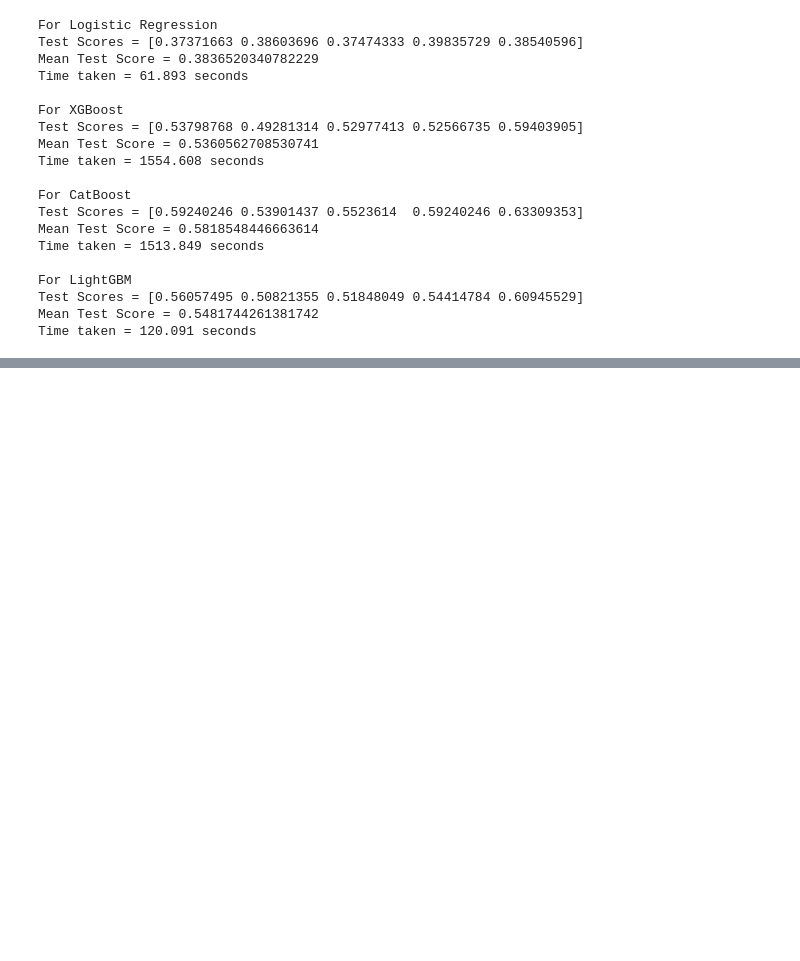
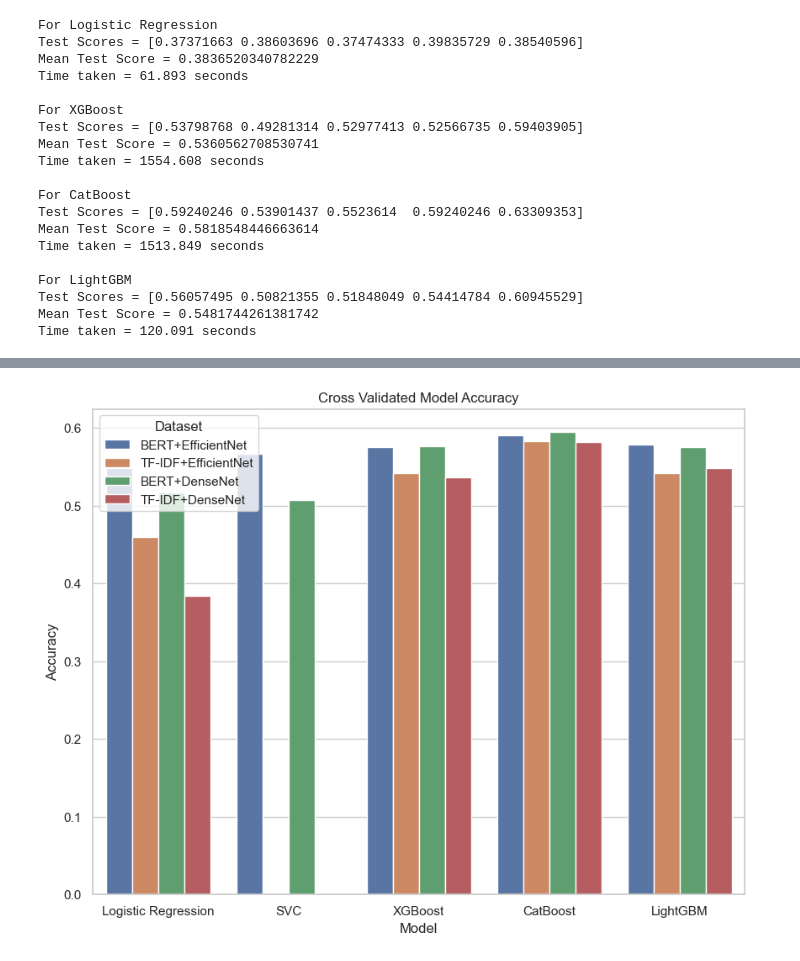
Before and after one commit to Prashant-Tiwari26/Multimodal-Sentiment-Analysis-using-Text-and-Images, a Jupyter notebook: Notebooks/initial_multimodal.ipynb, the cells around one changed output, grey strips where cells are left out. Saved outputs shown, nothing was run; the diff lists cells and outputs as text; code cells hidden in the pictures; blank space fills up the shorter version.

Commit message:
cross validated initial performance

```diff
--- a/Notebooks/initial_multimodal.ipynb
+++ b/Notebooks/initial_multimodal.ipynb
@@ -427,0 +431,33 @@ Time taken = 120.091 seconds
+# %%
+cv_bert_efficientnet_acc = [0.5485802499097818, 0.5670615868701343, 0.5748691044231202, 0.5904752759833787, 0.5781579019565223]
+cv_tfidf_efficientnet_acc = [0.4594456907340071 , np.nan, 0.5411905852261575, 0.5832932715136192, 0.5422183344553456]
+cv_bert_densenet_acc = [0.5167438709636574, 0.5072963864168273, 0.5758968536523084, 0.5943792457966744, 0.5754851208502251]
+cv_tfidf_densenet_acc= [0.3836520340782229, np.nan, 0.5360562708530741, 0.5818548446663614, 0.5481744261381742]
+# %%
+df = pd.DataFrame(columns=['Dataset', 'Accuracy', 'Model'])
+for i in range(20):
+    if i < 5:
+        df.loc[i, 'Dataset'] = 'BERT+EfficientNet'
+        df.loc[i, 'Accuracy'] = cv_bert_efficientnet_acc[i]
+    elif i < 10:
+        df.loc[i, 'Dataset'] = 'TF-IDF+EfficientNet'
+        df.loc[i, 'Accuracy'] = cv_tfidf_efficientnet_acc[i-5]
+    elif i < 15:
+        df.loc[i, 'Dataset'] = 'BERT+DenseNet'
+        df.loc[i, 'Accuracy'] = cv_bert_densenet_acc[i-10]
+    elif i < 20:
+        df.loc[i, 'Dataset'] = 'TF-IDF+DenseNet'
+        df.loc[i, 'Accuracy'] = cv_tfidf_densenet_acc[i-15]
+
+    if i % 5 == 0:
+        df.loc[i, 'Model'] = 'Logistic Regression'
+    if i % 5 == 1:
+        df.loc[i, 'Model'] = 'SVC'
+    if i % 5 == 2:
+        df.loc[i, 'Model'] = 'XGBoost'
+    if i % 5 == 3:
+        df.loc[i, 'Model'] = 'CatBoost'
+    if i % 5 == 4:
+        df.loc[i, 'Model'] = 'LightGBM'
+
+df
@@ -427,0 +482,12 @@ Time taken = 120.091 seconds
+# %%
+import matplotlib.pyplot as plt
+import seaborn as sns
+
+plt.figure(figsize=[10,7.5])
+plt.title("Cross Validated Model Accuracy")
+sns.set_style("whitegrid")
+sns.barplot(df, x="Model", y="Accuracy", hue="Dataset")
+plt.xlabel("Model")
+plt.show()
+# %% [output]
+[figure, added]
```
Also changed, not shown: parts of 5 cells of this notebook, 3 other files.
